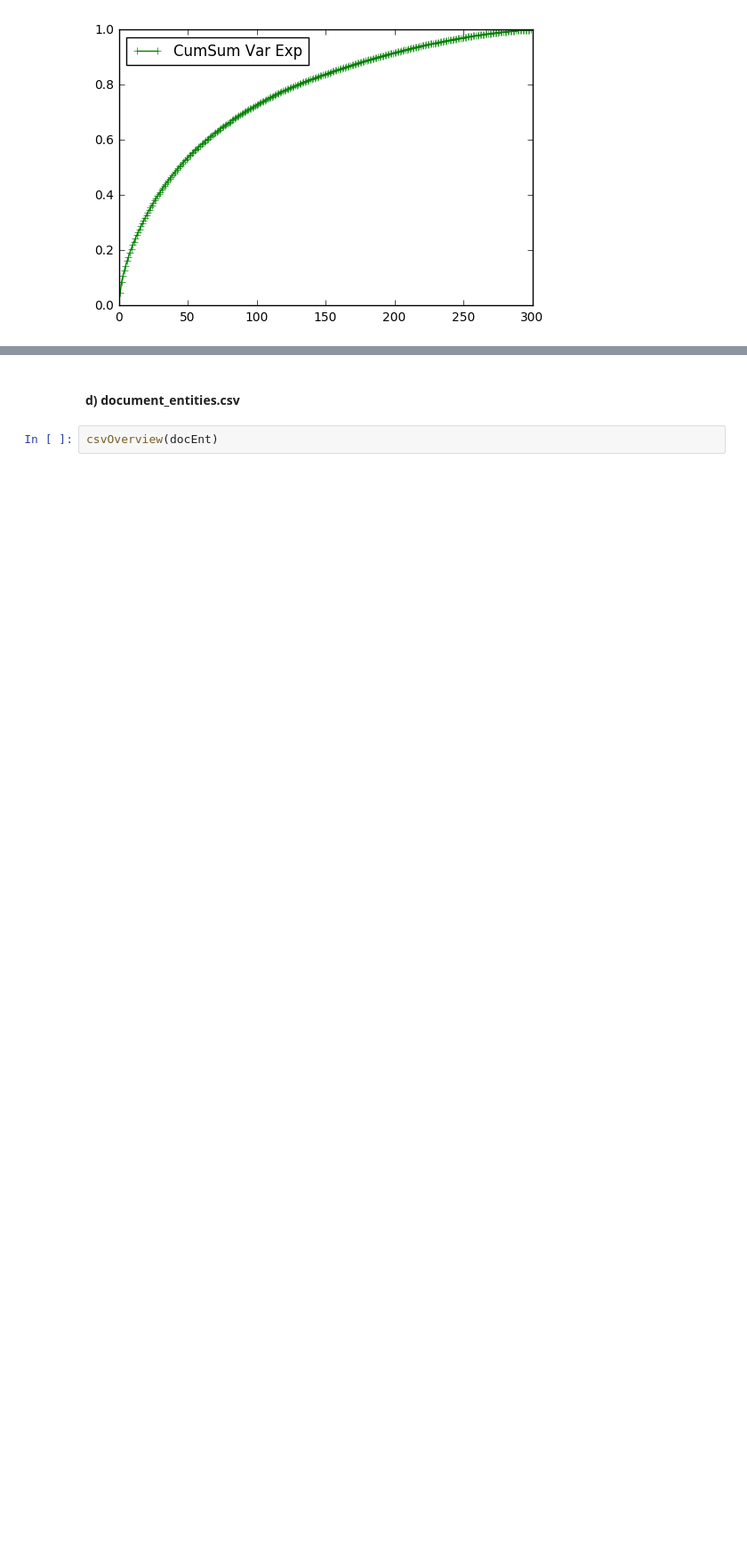
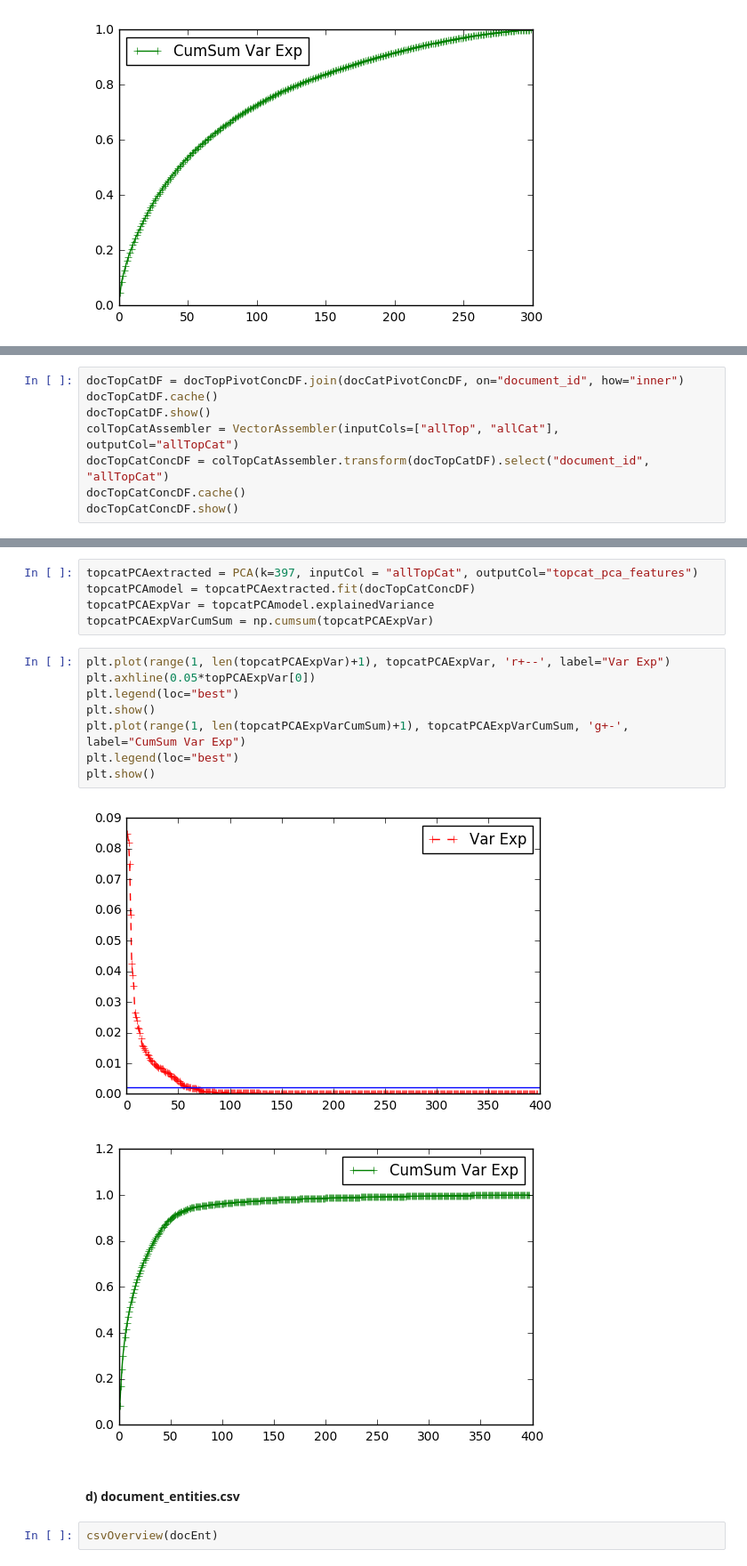
Before and after one commit to AnshumaanBajpai/Kaggle, a Jupyter notebook: kaggle_scripts/outbrainClickPrediction/docAnalysis.ipynb, the cells around one changed output, grey strips where cells are left out. Shown: that part at 89% size. Saved outputs shown, nothing was run; the diff lists cells and outputs as text; blank space fills up the shorter version.

```diff
--- a/kaggle_scripts/outbrainClickPrediction/docAnalysis.ipynb
+++ b/kaggle_scripts/outbrainClickPrediction/docAnalysis.ipynb
@@ -266,0 +271,8 @@ plt.show()
+# %%
+docTopCatDF = docTopPivotConcDF.join(docCatPivotConcDF, on="document_id", how="inner")
+docTopCatDF.cache()
+docTopCatDF.show()
+colTopCatAssembler = VectorAssembler(inputCols=["allTop", "allCat"], outputCol="allTopCat")
+docTopCatConcDF = colTopCatAssembler.transform(docTopCatDF).select("document_id", "allTopCat")
+docTopCatConcDF.cache()
+docTopCatConcDF.show()
@@ -267,3 +297,19 @@ plt.show()
+# %%
+topcatPCAextracted = PCA(k=397, inputCol = "allTopCat", outputCol="topcat_pca_features")
+topcatPCAmodel = topcatPCAextracted.fit(docTopCatConcDF)
+topcatPCAExpVar = topcatPCAmodel.explainedVariance
+topcatPCAExpVarCumSum = np.cumsum(topcatPCAExpVar)
+# %%
+plt.plot(range(1, len(topcatPCAExpVar)+1), topcatPCAExpVar, 'r+--', label="Var Exp")
+plt.axhline(0.05*topPCAExpVar[0])
+plt.legend(loc="best")
+plt.show()
+plt.plot(range(1, len(topcatPCAExpVarCumSum)+1), topcatPCAExpVarCumSum, 'g+-', label="CumSum Var Exp")
+plt.legend(loc="best")
+plt.show()
+# %% [output]
+[figure, added]
+[figure, added]
 # %% [markdown]
 #### d) document_entities.csv
 # %%
```
Also changed, not shown: parts of 13 cells of this notebook.
